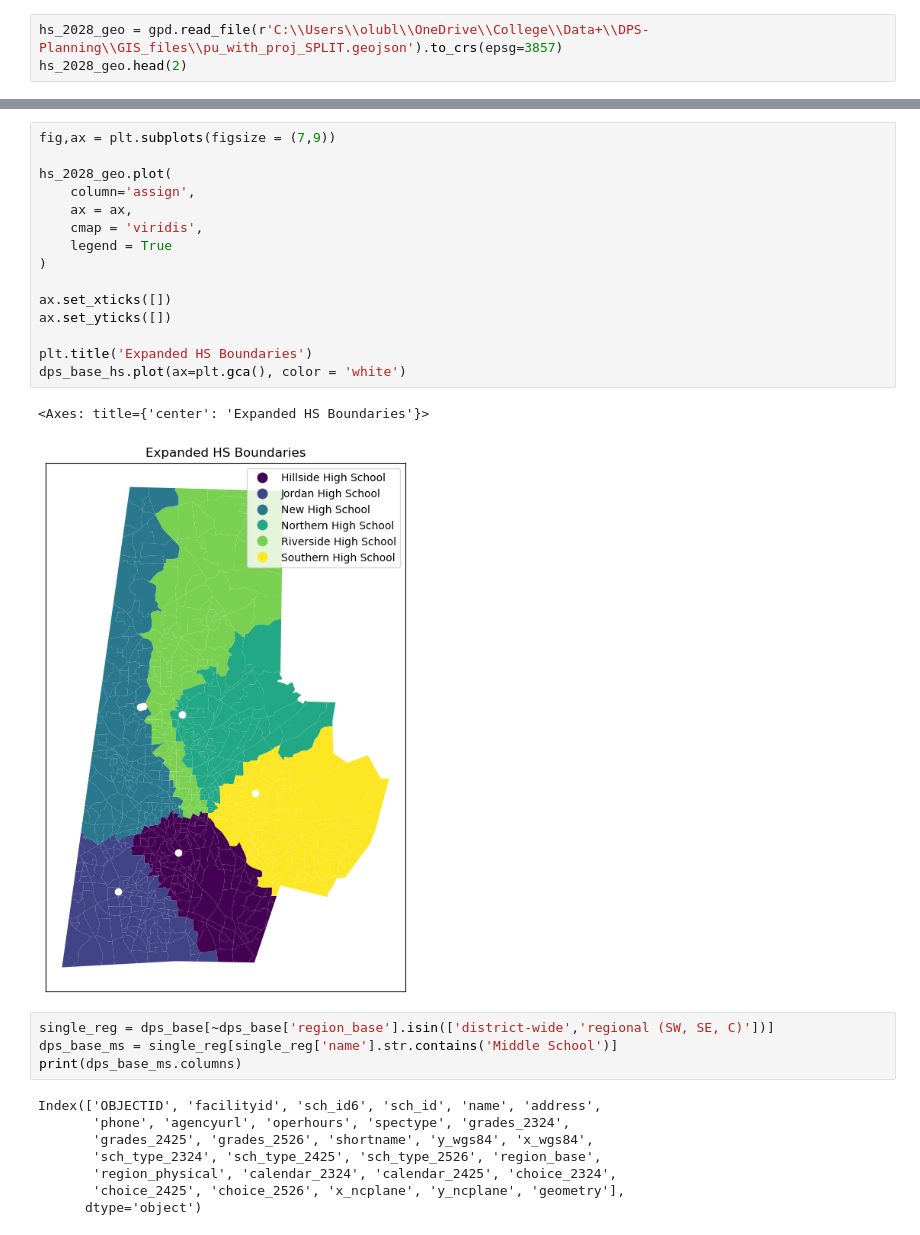
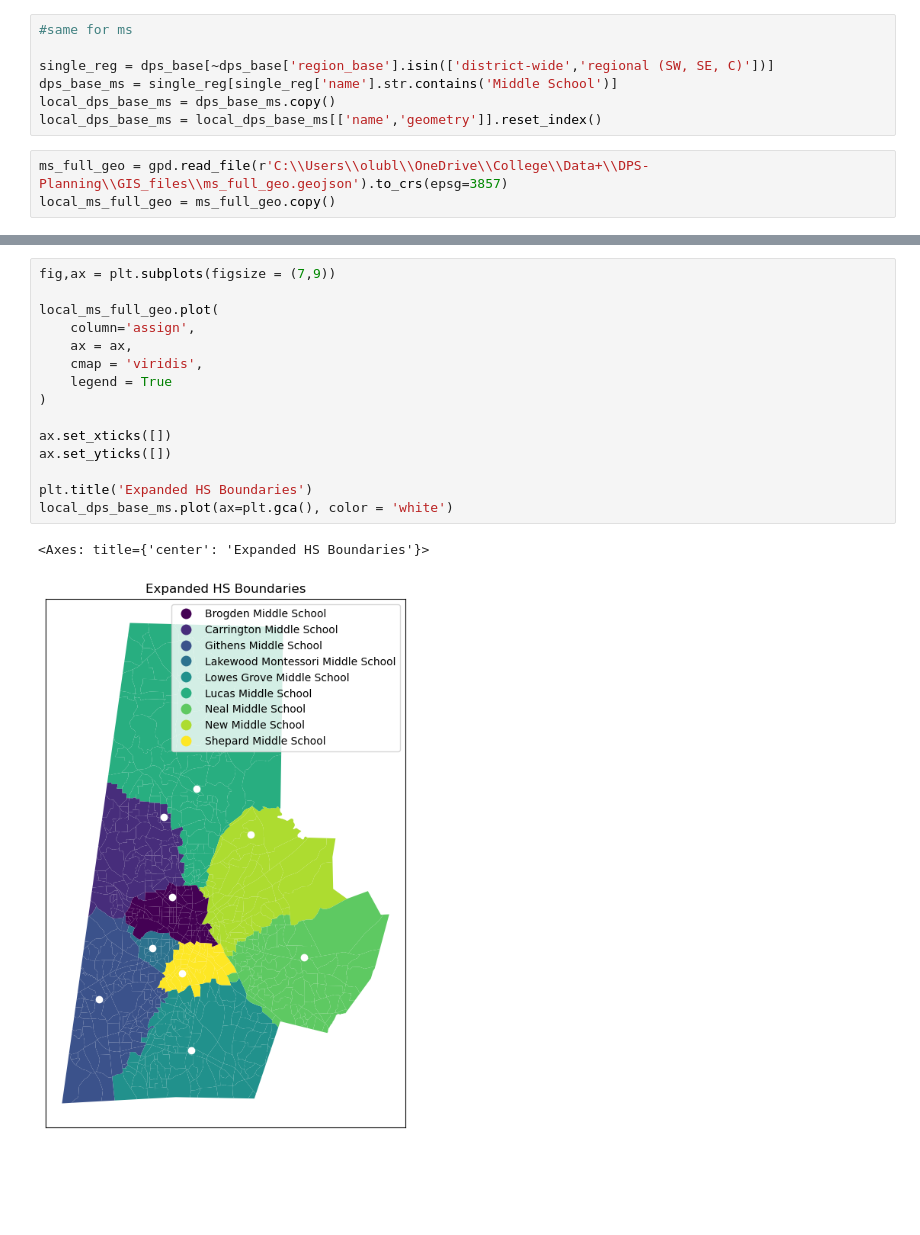
Before and after one commit to olublin/DPS-Planning, a Jupyter notebook: heuristic_add.ipynb, the cells around one changed output, grey strips where cells are left out. Drawn from its saved outputs; the diff is of its cells as text; blank space fills up the shorter version.

```diff
--- a/heuristic_add.ipynb
+++ b/heuristic_add.ipynb
@@ -6,3 +125,10 @@ import matplotlib.pyplot as plt
+# %%
+#same for ms
+
+single_reg = dps_base[~dps_base['region_base'].isin(['district-wide','regional (SW, SE, C)'])]
+dps_base_ms = single_reg[single_reg['name'].str.contains('Middle School')]
+local_dps_base_ms = dps_base_ms.copy()
+local_dps_base_ms = local_dps_base_ms[['name','geometry']].reset_index()
 # %%
-hs_2028_geo = gpd.read_file(r'C:\\Users\\olubl\\OneDrive\\College\\Data+\\DPS-Planning\\GIS_files\\pu_with_proj_SPLIT.geojson').to_crs(epsg=3857)
-hs_2028_geo.head(2)
+ms_full_geo = gpd.read_file(r'C:\\Users\\olubl\\OneDrive\\College\\Data+\\DPS-Planning\\GIS_files\\ms_full_geo.geojson').to_crs(epsg=3857)
+local_ms_full_geo = ms_full_geo.copy()
@@ -84,30 +203,18 @@ score_candidate(dps_pu.loc[566])
 # %%
 fig,ax = plt.subplots(figsize = (7,9))
 
-hs_2028_geo.plot(
+local_ms_full_geo.plot(
     column='assign',
     ax = ax,
     cmap = 'viridis',
     legend = True
 )
 
 ax.set_xticks([])
 ax.set_yticks([])
 
 plt.title('Expanded HS Boundaries')
-dps_base_hs.plot(ax=plt.gca(), color = 'white')
+local_dps_base_ms.plot(ax=plt.gca(), color = 'white')
 # %% [output]
 <Axes: title={'center': 'Expanded HS Boundaries'}>
-[figure, old version]
+[figure, new version]
-# %%
-single_reg = dps_base[~dps_base['region_base'].isin(['district-wide','regional (SW, SE, C)'])]
-dps_base_ms = single_reg[single_reg['name'].str.contains('Middle School')]
-print(dps_base_ms.columns)
-# %% [output]
-Index(['OBJECTID', 'facilityid', 'sch_id6', 'sch_id', 'name', 'address',
-       'phone', 'agencyurl', 'operhours', 'spectype', 'grades_2324',
-       'grades_2425', 'grades_2526', 'shortname', 'y_wgs84', 'x_wgs84',
-       'sch_type_2324', 'sch_type_2425', 'sch_type_2526', 'region_base',
-       'region_physical', 'calendar_2324', 'calendar_2425', 'choice_2324',
-       'choice_2425', 'choice_2526', 'x_ncplane', 'y_ncplane', 'geometry'],
-      dtype='object')
```
Also changed, not shown: parts of 12 cells of this notebook.
